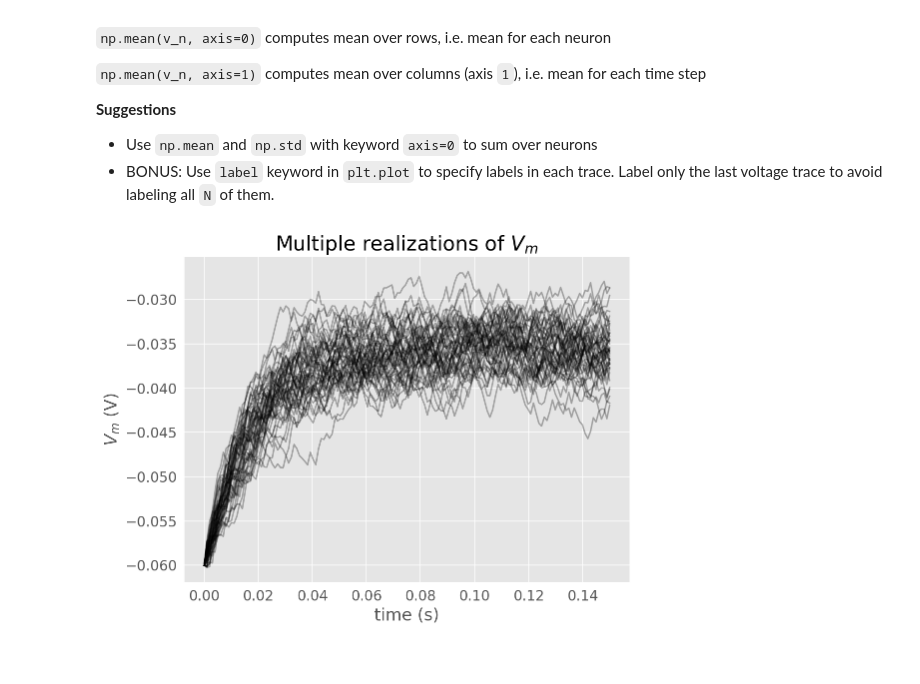
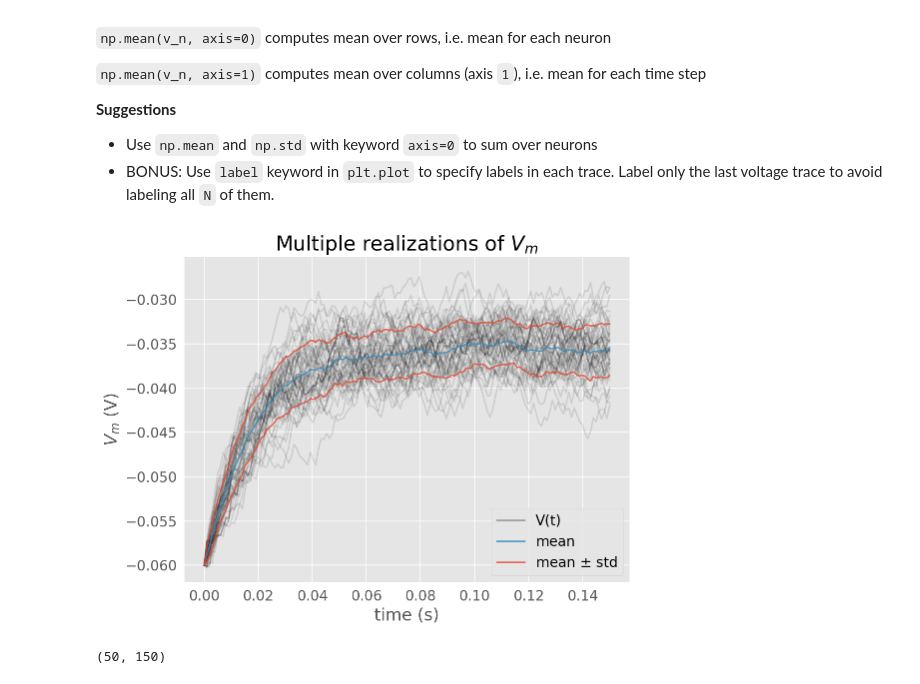
Before and after one commit to amita-kapoor/course-content, a Jupyter notebook: tutorials/W0D1_PythonWorkshop1/W0D1_Tutorial1.ipynb, the cells around one changed output. Cells and saved outputs as stored; diff of their text form; code cells hidden in the pictures.

```diff
--- a/tutorials/W0D1_PythonWorkshop1/W0D1_Tutorial1.ipynb
+++ b/tutorials/W0D1_PythonWorkshop1/W0D1_Tutorial1.ipynb
@@ -584,6 +666,12 @@ t_range = np.linspace(0, t_max, num=step_end)
 v = el * np.ones(step_end)
 
 # --> insert your code here
+syn = i_mean * (1 + 0.1*(t_max/dt)**(0.5)*(2*np.random.random(step_end)-1))
+
+# loop for step_end - 1 steps
+for step in range(1, step_end):
+
+  v[step] = v[step-1] + dt/tau * (el - v[step-1] + r*syn[step])
 
 
 plt.figure()
@@ -618,9 +706,17 @@ step_end = int(t_max/dt)
 t_range = np.linspace(0, t_max, num=step_end)
 v = el * np.ones(step_end)
 syn = i_mean * (1 + 0.1*(t_max/dt)**(0.5)*(2*np.random.random(step_end)-1))
+#print(syn.shape)
+# --> insert your code here
+# loop for step_end values of syn
+for step, i in enumerate(syn, start = 1):
 
-# --> insert your code here
-
+  # skip first iteration
+  #if step==0:
+  #  continue
+  #print(step,i)
+  #v[step] = v[step-1] + dt/tau * (el - v[step-1] + r*i)
+  v[step-1] = v[step-2] + dt/tau * (el - v[step-2] + r*i)
 
 
 plt.figure()
@@ -659,3 +755,17 @@ t_range = np.linspace(0, t_max, num=step_end)
 v_n = el * np.ones([n,step_end])
 
 # --> insert your code here
+syn = i_mean * (1 + 0.1*(t_max/dt)**(0.5)*(2*np.random.random([n,step_end])-1))
+
+# loop for step_end - 1 steps
+for step in range(1, step_end):
+
+  v_n[:,step] = v_n[:,step-1] + dt/tau * (el - v_n[:,step-1] + r*syn[:,step])
+
+plt.figure()
+plt.title('Multiple realizations of $V_m$')
+plt.xlabel('time (s)')
+plt.ylabel(r'$V_m$ (V)')
+
+plt.plot(t_range, v_n.T, 'k',alpha = 0.1)
+plt.show()
@@ -680,36 +792,45 @@ Add sample mean $\left\langle V(t)\right\rangle$ and standard deviation $\sigma(
 # Exercise 14
 # set random number generator
 np.random.seed(2020)
 
 # initialize step_end, n, t_range, v and syn
 step_end = int(t_max/dt)
 n = 50
 t_range = np.linspace(0, t_max, num=step_end)
 v_n = el * np.ones([n,step_end])
 syn = i_mean * (1 + 0.1*(t_max/dt)**(0.5)*(2*np.random.random([n,step_end])-1))
 
 # loop for step_end - 1 steps
 for step in range(1, step_end):
 
   v_n[:,step] = v_n[:,step-1] + dt/tau * (el - v_n[:,step-1] + r*syn[:,step])
 
 # --> insert your code here
-
+v_mean = np.mean(v_n, axis=0)
+v_std = np.std(v_n, axis=0)
 
 
 
 plt.figure()
 plt.title('Multiple realizations of $V_m$')
 plt.xlabel('time (s)')
 plt.ylabel('$V_m$ (V)')
 
-plt.plot(t_range, v_n[:-1].T, 'k', alpha=0.3)
+plt.plot(t_range, v_n[:-1].T, 'k', alpha=0.1)
 plt.plot(t_range, v_n[-1], 'k', alpha=0.3, label='V(t)')
+plt.plot(t_range, v_mean, 'C1', alpha=0.8, label='mean')
+plt.plot(t_range, v_mean+v_std, 'C7', alpha=0.8)
+plt.plot(t_range, v_mean-v_std, 'C7', alpha=0.8, label='mean $\pm$ std')
 
 
+plt.legend()
 plt.show()
 # %% [output]
-[figure, old version]
+[figure, new version]
+# %%
+v_n.shape
+# %% [output]
+(50, 150)
 # %% [markdown]
 [*Click for solution*](https://github.com/NeuromatchAcademy/course-content/tree/master//tutorials/W0D1_PythonWorkshop1/solutions/W0D1_Tutorial1_Solution_60a9cb82.py)
 
```
Also changed, not shown: parts of 12 cells of this notebook.
